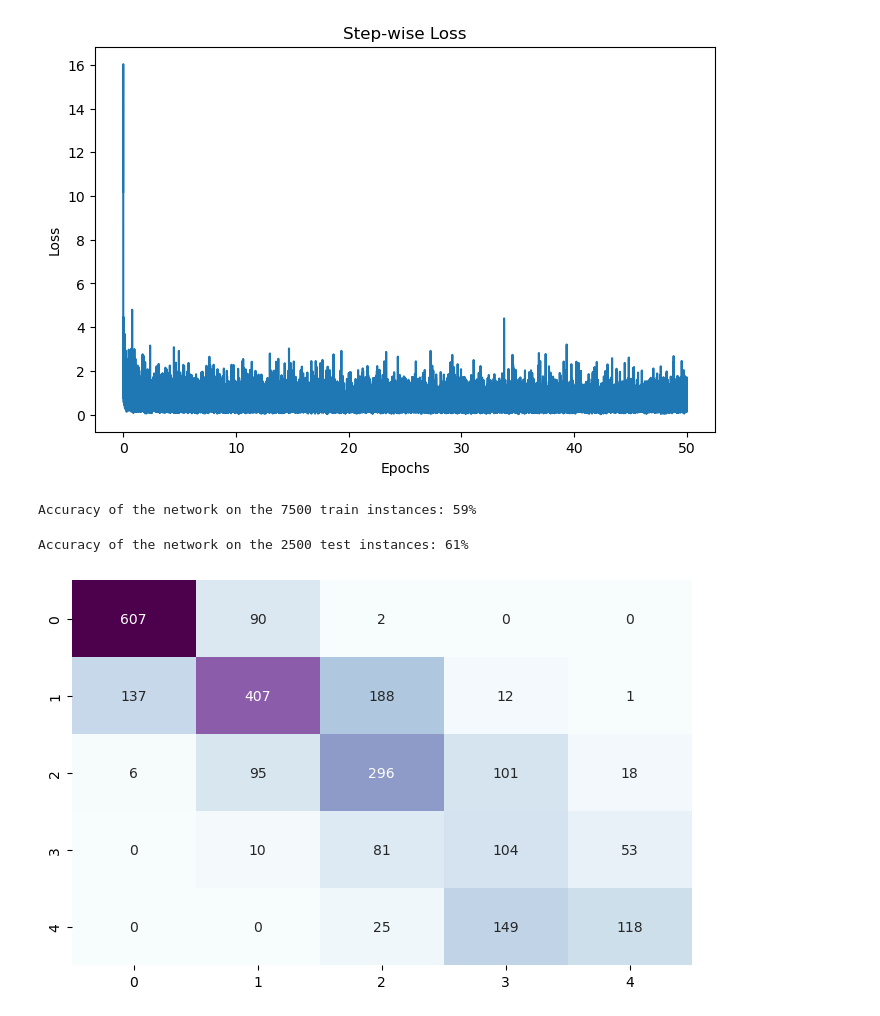
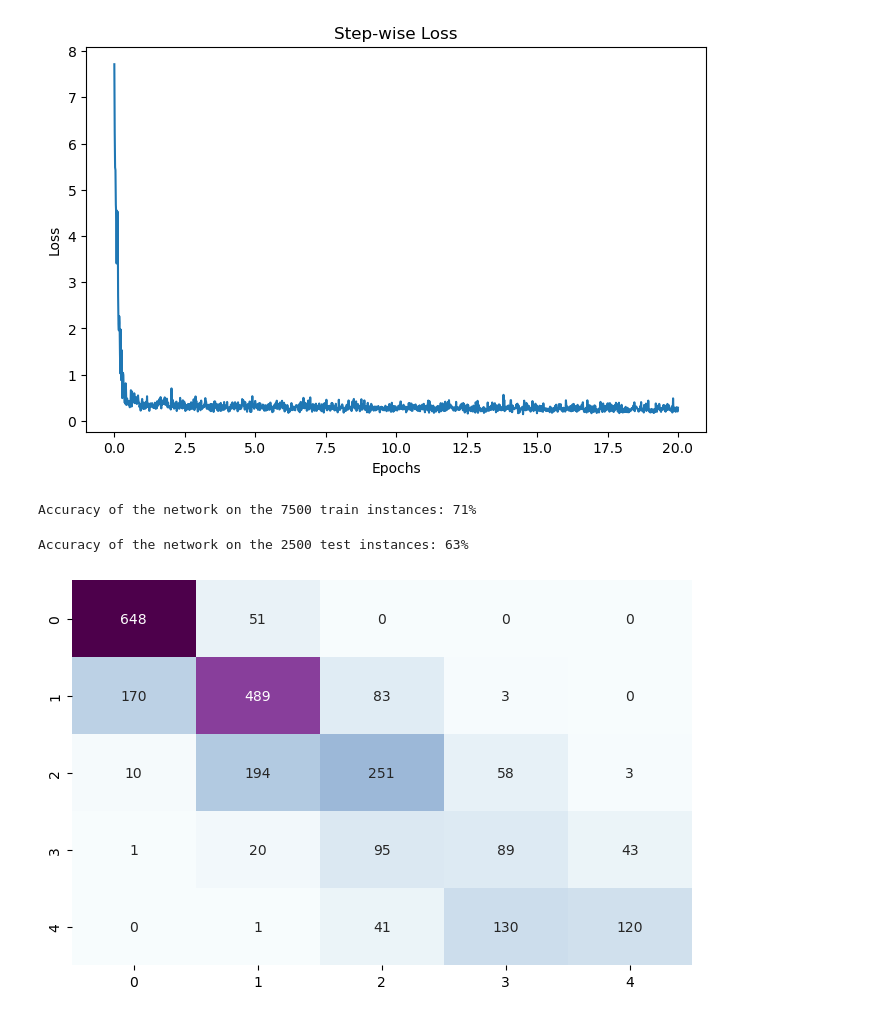
Before and after one commit to YufanQie/MLinPhotonTiming, a Jupyter notebook: PT_pytorchNN.ipynb, the cells around one changed output. Drawn from its saved outputs; the diff is of its cells as text; code cells hidden in the pictures.

```diff
--- a/PT_pytorchNN.ipynb
+++ b/PT_pytorchNN.ipynb
@@ -29,6 +30,6 @@ NumPh_test = np.array(NumPh[7500:])
 # %%
 # Parameters
-layer_num, n_hidden, batch_size, learning_rate = 10, 50, 10, 0.1
+layer_num, n_hidden, batch_size, learning_rate = 5, 1000, 100, 1*10**(-4)
 n_input, n_out = 100, 1
 # %%
 class Data(Dataset):
@@ -43,7 +44,9 @@ class Data(Dataset):
     def __len__(self):
         return self.len
 
-train_data = Data(wave_train, NumPh_train)
+scaler = StandardScaler()
+wave_norm = scaler.fit_transform(wave_train)
+train_data = Data(wave_norm, NumPh_train)
 train_dataloader = DataLoader(dataset=train_data, batch_size=batch_size, shuffle=True)
 test_data = Data(wave_test, NumPh_test)
 test_dataloader = DataLoader(dataset=test_data, batch_size=batch_size, shuffle=True)
@@ -58,9 +61,9 @@ model = GFNN(layer_num, n_input, n_hidden, n_out)
 #print(model)
 # %%
 loss_fn = nn.MSELoss()
-optimizer = torch.optim.SGD(model.parameters(), lr=learning_rate)
+optimizer = torch.optim.Adam(model.parameters(), lr=learning_rate)
 # %%
-num_epochs = 50
+num_epochs = 20
 loss_values = []
 
 
@@ -76,17 +79,17 @@ for epoch in tqdm(range(num_epochs)):
         loss.backward()
         optimizer.step()
 # %%
-step = np.linspace(0, 50, 37500)
+step = np.linspace(0, 20, 1500)
 
 fig, ax = plt.subplots(figsize=(8,5))
 plt.plot(step, np.array(loss_values))
 plt.title("Step-wise Loss")
 plt.xlabel("Epochs")
 plt.ylabel("Loss")
 #plt.yscale('log')
 plt.show()
 # %% [output]
-[figure, old version]
+[figure, new version]
 # %%
 y_pred, y_test,correct,total = [],[],0,0
 with torch.no_grad():
@@ -101,7 +104,7 @@ with torch.no_grad():
         total += len(y)
 print(f'Accuracy of the network on the 7500 train instances: {100 * correct // total}%')
 # %% [output]
-Accuracy of the network on the 7500 train instances: 59%
+Accuracy of the network on the 7500 train instances: 71%
 # %%
 y_pred, y_test,correct,total = [],[],0,0
 with torch.no_grad():
@@ -109,6 +112,7 @@ with torch.no_grad():
         outputs = model(X)
         outputs = np.array(outputs)
         for i in range(len(outputs)):
+            #print(round(outputs[i][0]),outputs[i][0],y[i])
             y_pred.append(int(round(outputs[i][0])))
             if(int(round(outputs[i][0]))==y[i]):
                 correct+=1
@@ -116,7 +120,7 @@ with torch.no_grad():
         total += len(y)
 print(f'Accuracy of the network on the 2500 test instances: {100 * correct // total}%')
 # %% [output]
-Accuracy of the network on the 2500 test instances: 61%
+Accuracy of the network on the 2500 test instances: 63%
 # %%
 cf_matrix = confusion_matrix(y_test, y_pred)
 
@@ -126,4 +130,4 @@ sns.heatmap(cf_matrix, annot=True, cbar=False, fmt="g",cmap = 'BuPu')
 
 plt.show()
 # %% [output]
-[figure, old version]
+[figure, new version]
```
Also changed, not shown: parts of 19 cells of this notebook.
